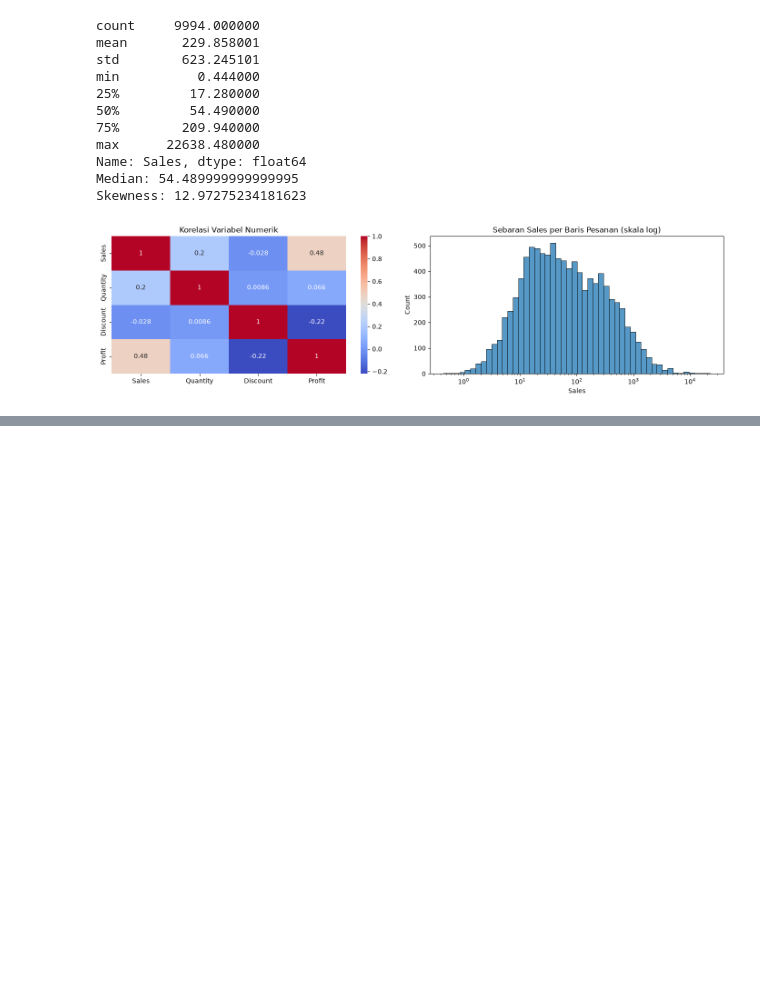
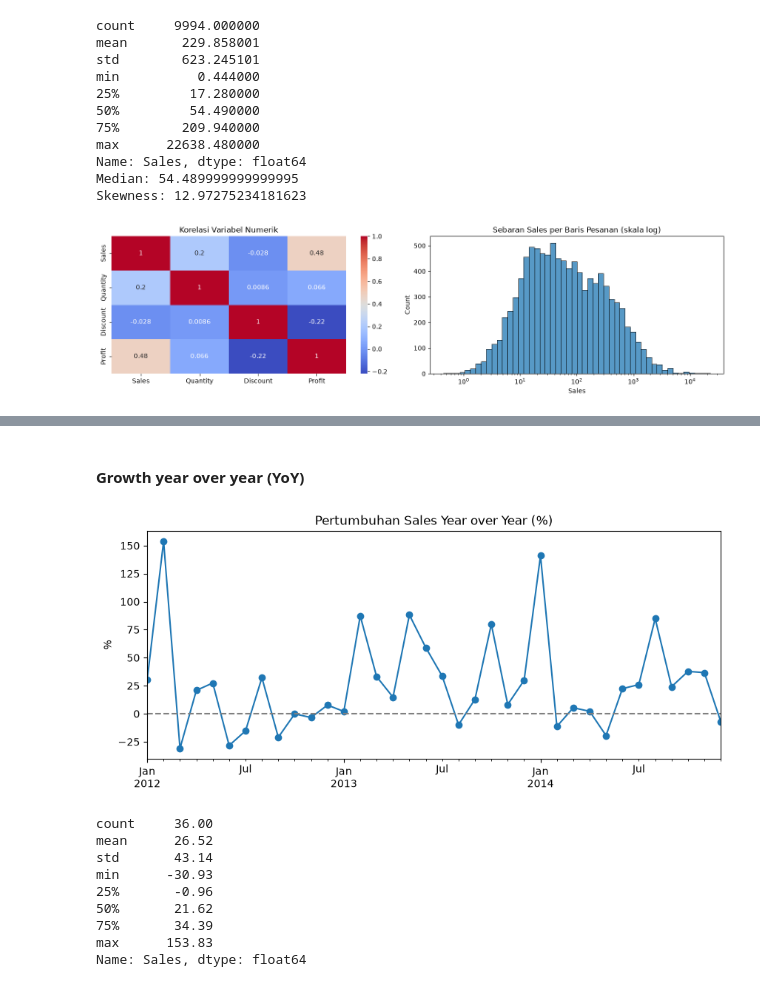
Before and after one commit to jagadhita28/superstore-sales-forecasting, a Jupyter notebook: notebooks/superstore-sales-forecasting.ipynb, the cells around one changed output, grey strips where cells are left out. Saved outputs shown, nothing was run; the diff lists cells and outputs as text; code cells hidden in the pictures; blank space fills up the shorter version.

```diff
--- a/notebooks/superstore-sales-forecasting.ipynb
+++ b/notebooks/superstore-sales-forecasting.ipynb
@@ -430,0 +510,26 @@ plt.show()
+# %% [markdown]
+#### Growth year over year (YoY)
+# %%
+bulanan = demand_src.groupby("Year_Month")["Sales"].sum()
+# %%
+# Menghitung persentase penjualan berdasarkan 12 bulan sebelumnya
+yoy = bulanan.pct_change(12).dropna() * 100
+# %%
+yoy.plot(marker="o", figsize=(10,4), title="Pertumbuhan Sales Year over Year (%)")
+plt.axhline(0, color="gray", linestyle="--")
+plt.ylabel("%")
+plt.xlabel("")
+plt.show()
+
+print(yoy.describe().round(2))
+# %% [output]
+[figure, added]
+count     36.00
+mean      26.52
+std       43.14
+min      -30.93
+25%       -0.96
+50%       21.62
+75%       34.39
+max      153.83
+Name: Sales, dtype: float64
```
Also changed, not shown: parts of 20 cells of this notebook.
